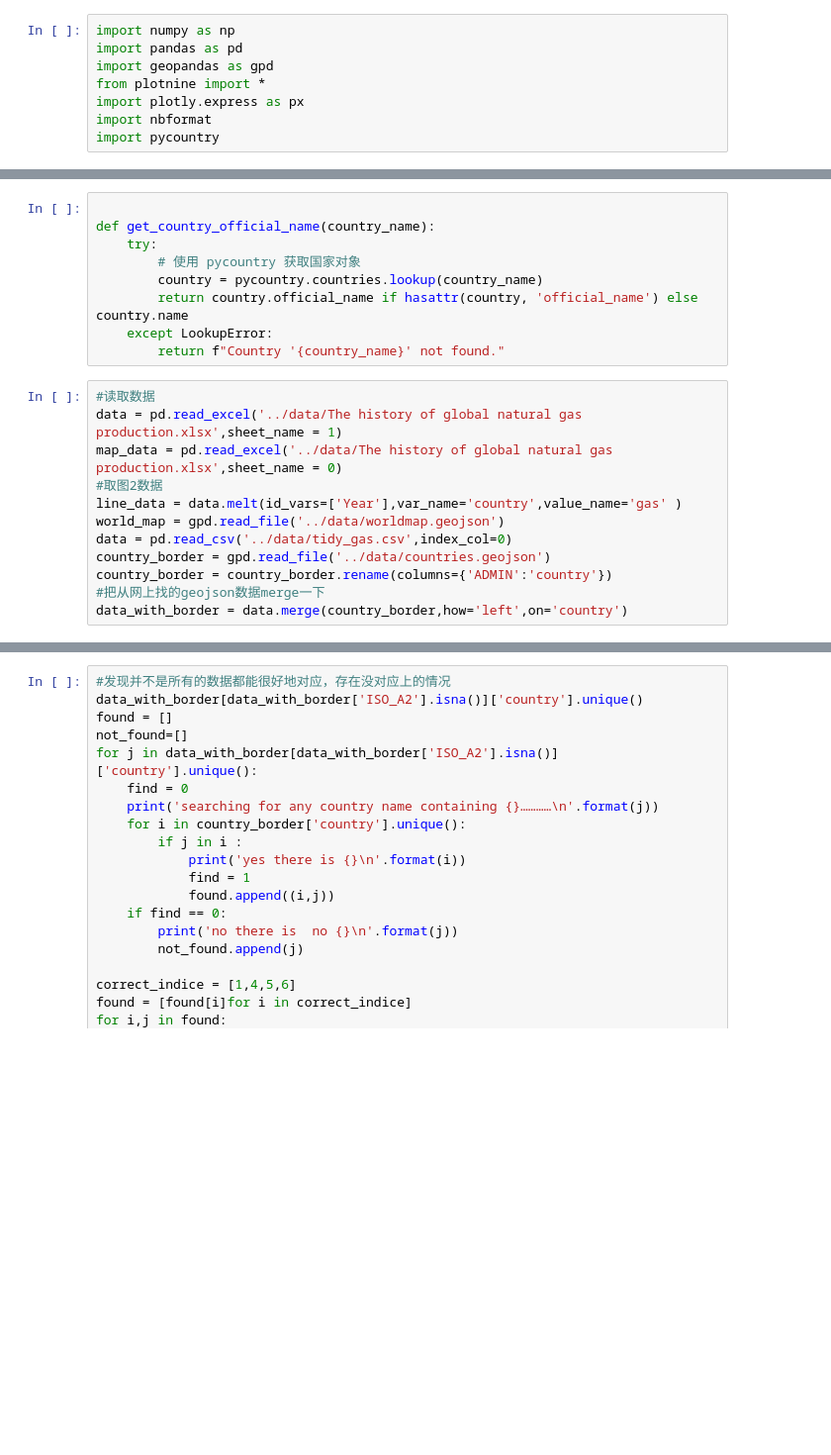
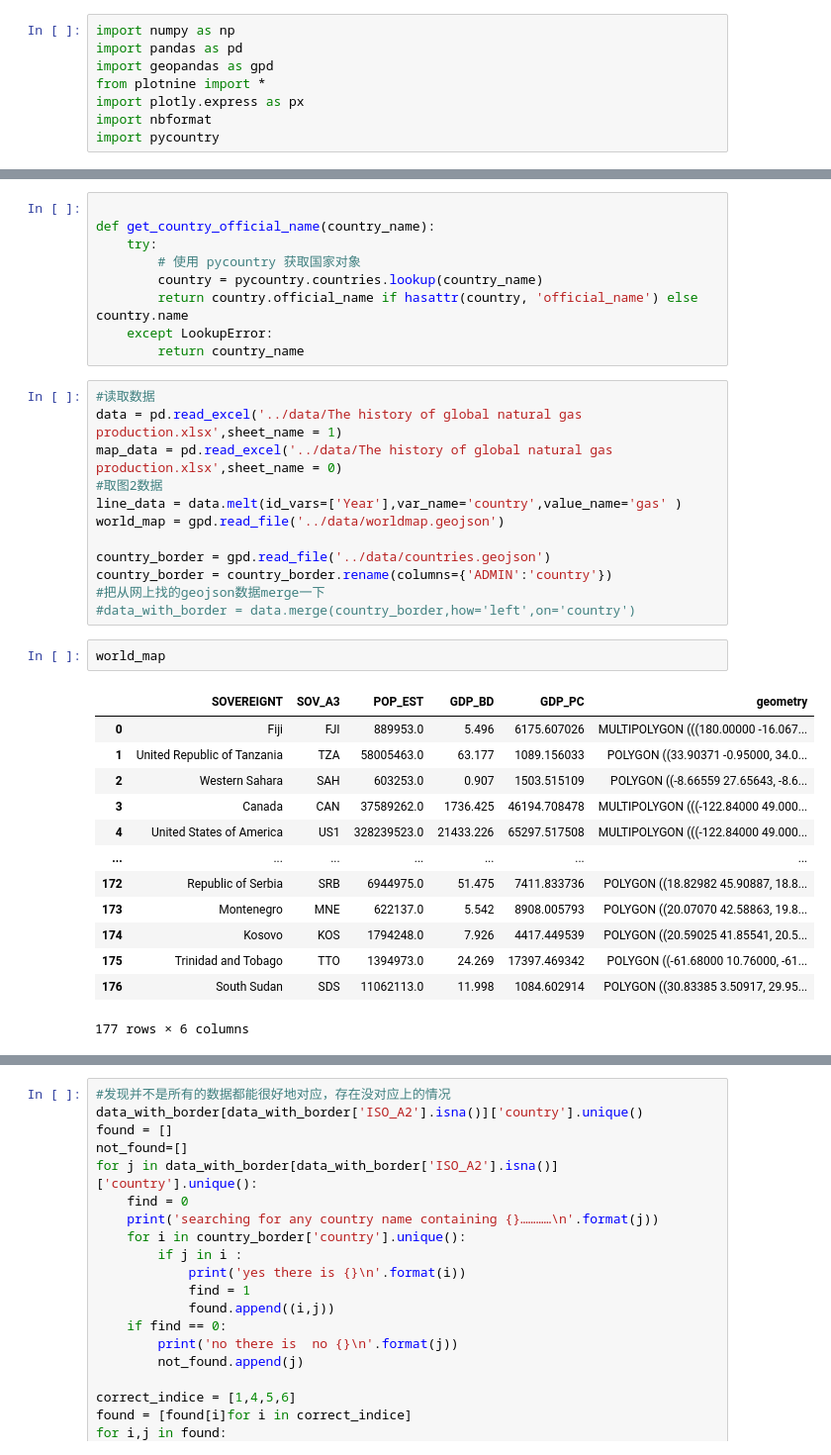
Before and after one commit to Biangbiang0321/DSS5201_project, a Jupyter notebook: code/new.ipynb, the cells around one changed output, grey strips where cells are left out. Shown at 99% size. Drawn from its saved outputs; the diff is of its cells as text; blank space fills up the shorter version.

Commit message:
some adjustment
adjust dashboard displaying and country name matching

```diff
--- a/code/new.ipynb
+++ b/code/new.ipynb
@@ -14,7 +22,7 @@ def get_country_official_name(country_name):
         country = pycountry.countries.lookup(country_name)
         return country.official_name if hasattr(country, 'official_name') else country.name
     except LookupError:
-        return f"Country '{country_name}' not found."
+        return country_name
 # %%
 #读取数据
 data = pd.read_excel('../data/The history of global natural gas production.xlsx',sheet_name = 1)
@@ -22,8 +30,24 @@ map_data = pd.read_excel('../data/The history of global natural gas production.x
 #取图2数据
 line_data = data.melt(id_vars=['Year'],var_name='country',value_name='gas' )
 world_map = gpd.read_file('../data/worldmap.geojson')
-data = pd.read_csv('../data/tidy_gas.csv',index_col=0)
+
 country_border = gpd.read_file('../data/countries.geojson')
 country_border = country_border.rename(columns={'ADMIN':'country'})
 #把从网上找的geojson数据merge一下
-data_with_border = data.merge(country_border,how='left',on='country')
+#data_with_border = data.merge(country_border,how='left',on='country')
+# %%
+world_map
+# %% [output]
+|  | SOVEREIGNT | SOV_A3 | POP_EST | GDP_BD | GDP_PC | geometry |
+| 0 | Fiji | FJI | 889953.0 | 5.496 | 6175.607026 | MULTIPOLYGON (((180.00000 -16.067... |
+| 1 | United Republic of Tanzania | TZA | 58005463.0 | 63.177 | 1089.156033 | POLYGON ((33.90371 -0.95000, 34.0... |
+| 2 | Western Sahara | SAH | 603253.0 | 0.907 | 1503.515109 | POLYGON ((-8.66559 27.65643, -8.6... |
+| 3 | Canada | CAN | 37589262.0 | 1736.425 | 46194.708478 | MULTIPOLYGON (((-122.84000 49.000... |
+| 4 | United States of America | US1 | 328239523.0 | 21433.226 | 65297.517508 | MULTIPOLYGON (((-122.84000 49.000... |
+| ... | ... | ... | ... | ... | ... | ... |
+| 172 | Republic of Serbia | SRB | 6944975.0 | 51.475 | 7411.833736 | POLYGON ((18.82982 45.90887, 18.8... |
+| 173 | Montenegro | MNE | 622137.0 | 5.542 | 8908.005793 | POLYGON ((20.07070 42.58863, 19.8... |
+| 174 | Kosovo | KOS | 1794248.0 | 7.926 | 4417.449539 | POLYGON ((20.59025 41.85541, 20.5... |
+| 175 | Trinidad and Tobago | TTO | 1394973.0 | 24.269 | 17397.469342 | POLYGON ((-61.68000 10.76000, -61... |
+| 176 | South Sudan | SDS | 11062113.0 | 11.998 | 1084.602914 | POLYGON ((30.83385 3.50917, 29.95... |
+177 rows × 6 columns
```
Also changed, not shown: parts of 6 cells of this notebook, 3 other files.
